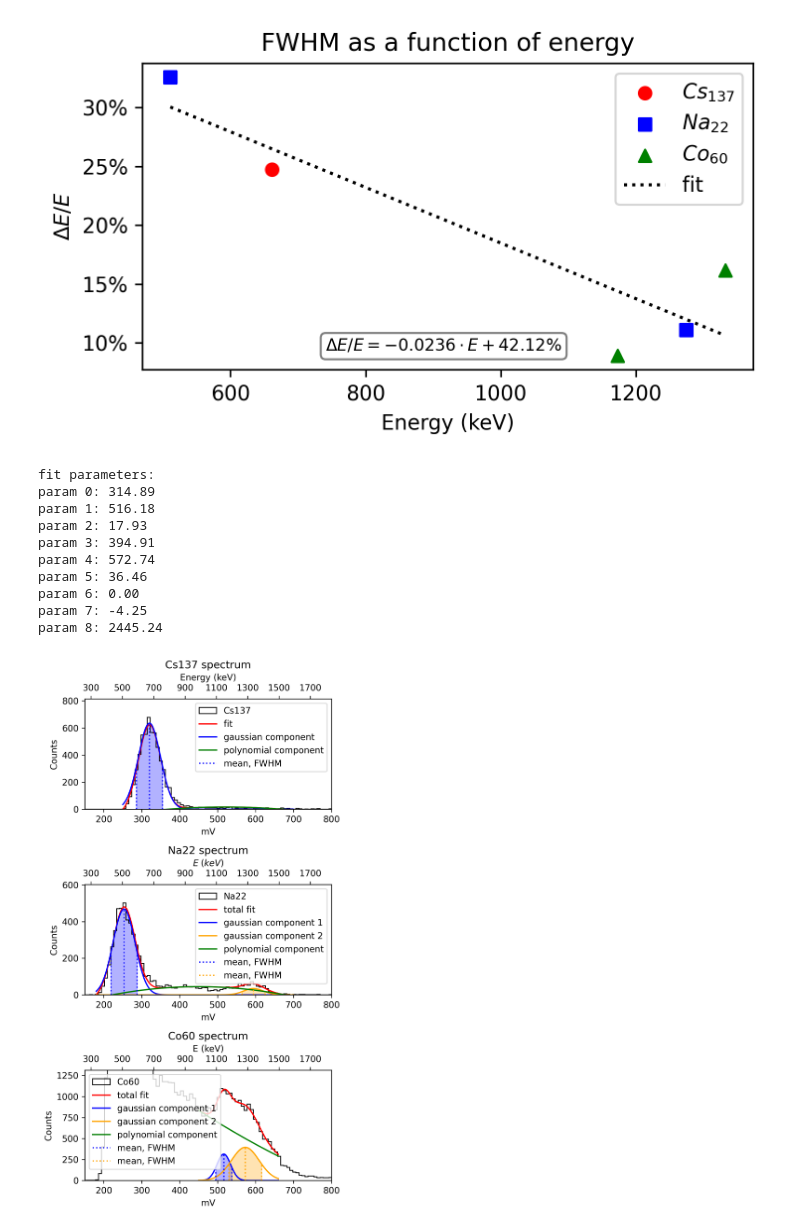
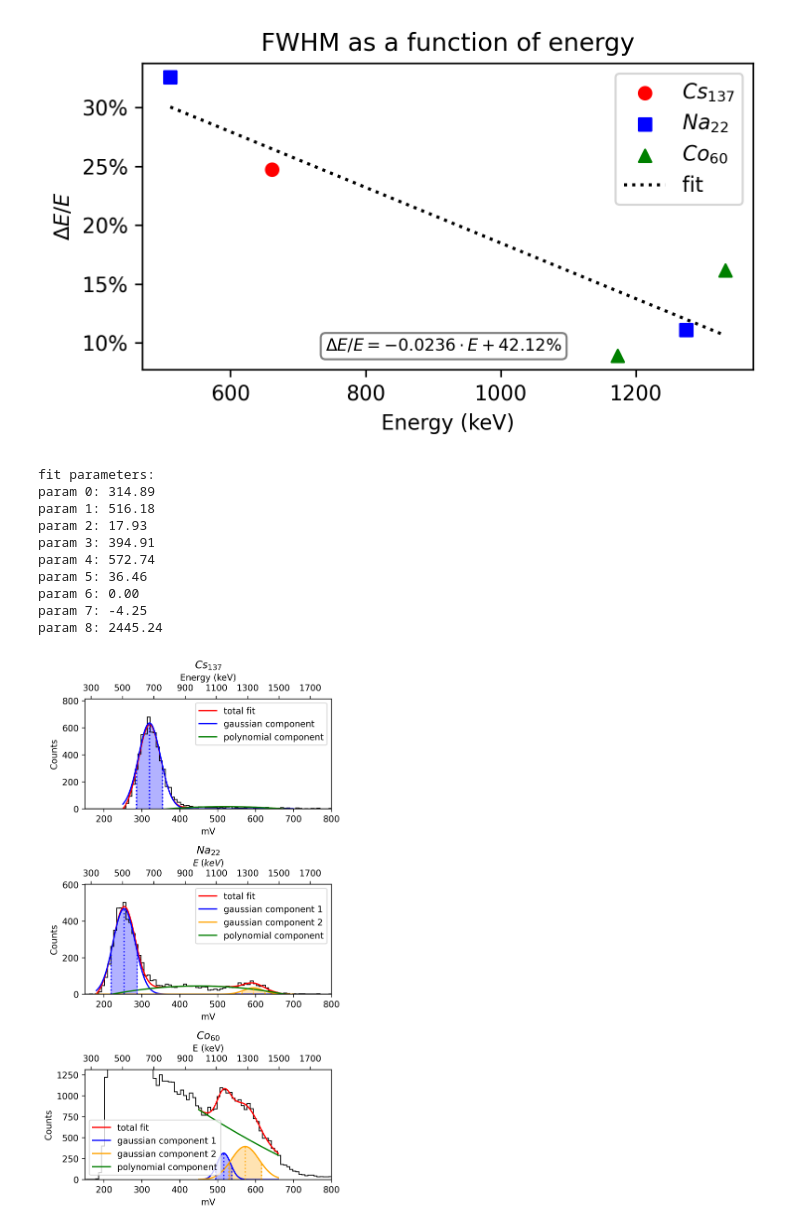
Before and after one commit to ficnawode/msc-python-analysis, a Jupyter notebook: analysis/pmt_spectroscopy_plots.ipynb, the cells around one changed output. Saved outputs shown, nothing was run; the diff lists cells and outputs as text; code cells hidden in the pictures.

Commit message:
Correct large spectrum fit plots

```diff
--- a/analysis/pmt_spectroscopy_plots.ipynb
+++ b/analysis/pmt_spectroscopy_plots.ipynb
@@ -347,7 +347,7 @@ plt.show()
 fig, axs = plt.subplots(3,1,figsize=(5,9))
 
 ax=axs[0]
-count, bins, _ = ax.hist(Cs137_df['mV'], range=(min,max), bins=hist_bins, color='black', label='Cs137', histtype='step')
+count, bins, _ = ax.hist(Cs137_df['mV'], range=(min,max), bins=hist_bins, color='black', histtype='step')
 bin_centers = 0.5*(bins[1:] + bins[:-1])
 
 def fit_func(x, A, mu, sigma, B, C, D):
@@ -360,7 +360,7 @@ initial_guess = [1e5, 350, 2, 1, 1,1]
 popt, pcov = curve_fit(fit_func, bin_centers_fit, counts_fit, p0=initial_guess)
 x_fit = np.linspace(fit_range[0], fit_range[1], 1000)
 y_fit = fit_func(x_fit, *popt)
-ax.plot(x_fit, y_fit, color='red', label='fit')
+ax.plot(x_fit, y_fit, color='red', label='total fit')
 y_gaussian = fit_func(x_fit, popt[0], popt[1], popt[2], 0, 0, 0)
 ax.plot(x_fit, y_gaussian, color='blue', label='gaussian component')
 y_polynomial = fit_func(x_fit, 0, 0, 0, popt[3], popt[4], popt[5])
@@ -370,7 +370,7 @@ ax.plot(x_fit, y_polynomial, color='green', label='polynomial component')
 
 fwhm = 2 * np.sqrt(2 * np.log(2)) * popt[2]
 peak_middle = popt[1]
-ax.vlines(peak_middle, 0, popt[0], color='blue', linestyle='dotted', label='mean, FWHM')
+ax.vlines(peak_middle, 0, popt[0], color='blue', linestyle='dotted')
 ax.vlines(peak_middle - fwhm/2, 0, popt[0]/2, color='blue', linestyle='dotted')
 ax.vlines(peak_middle + fwhm/2, 0, popt[0]/2, color='blue', linestyle='dotted')
 
@@ -379,7 +379,7 @@ Cs137_peak1_mean=popt[1]
 Cs137_peak1_fwhm=fwhm
 
 ax.legend()
-ax.set_title('Cs137 spectrum')
+ax.set_title(r'$Cs_{137}$')
 ax.set_ylim(0, 1.2*np.max(counts_fit))
 ax.set_xlim(min, max)
 ax.set_xlabel('mV')
@@ -396,7 +396,7 @@ ax2.set_xlabel('Energy (keV)')
 
 
 ax=axs[1]
-count, bins, _ = ax.hist(Na22_df['mV'], range=(min,max), bins=hist_bins, color='black', label='Na22', histtype='step')
+count, bins, _ = ax.hist(Na22_df['mV'], range=(min,max), bins=hist_bins, color='black', histtype='step')
 bin_centers = 0.5*(bins[1:] + bins[:-1])
 
 fit_range = (180, 700)
@@ -424,10 +424,10 @@ fwhm1 = 2 * np.sqrt(2 * np.log(2)) * popt[2]
 fwhm2 = 2 * np.sqrt(2 * np.log(2)) * popt[5]
 peak_middle1 = popt[1]
 peak_middle2 = popt[4]
-ax.vlines(peak_middle1, 0, popt[0], color='blue', linestyle='dotted', label='mean, FWHM')
+ax.vlines(peak_middle1, 0, popt[0], color='blue', linestyle='dotted')
 ax.vlines(peak_middle1 - fwhm1/2, 0, popt[0]/2, color='blue', linestyle='dotted')
 ax.vlines(peak_middle1 + fwhm1/2, 0, popt[0]/2, color='blue', linestyle='dotted')
-ax.vlines(peak_middle2, 0, popt[3], color='orange', linestyle='dotted', label='mean, FWHM')
+ax.vlines(peak_middle2, 0, popt[3], color='orange', linestyle='dotted')
 
 ax.vlines(peak_middle2 - fwhm2/2, 0, popt[3]/2, color='orange', linestyle='dotted')
 ax.vlines(peak_middle2 + fwhm2/2, 0, popt[3]/2, color='orange', linestyle='dotted')
@@ -440,7 +440,7 @@ Na22_peak2_mean=popt[4]
 Na22_peak2_fwhm=fwhm2
 
 ax.legend()
-ax.set_title('Na22 spectrum')
+ax.set_title(r'$Na_{22}$')
 ax.set_ylim(0, 1.2*np.max(counts_fit))
 ax.set_xlim(min, max)
 ax.set_xlabel('mV')
@@ -452,7 +452,7 @@ ax2.set_xticklabels(np.arange(300, 1800, 200))
 ax2.set_xlabel(r'$E \; (keV)$')
 
 ax = axs[2]
-count, bins, _ = ax.hist(Co60_df['mV'], range=(min,max), bins=hist_bins, color='black', label='Co60', histtype='step')
+count, bins, _ = ax.hist(Co60_df['mV'], range=(min,max), bins=hist_bins, color='black', histtype='step')
 bin_centers = 0.5*(bins[1:] + bins[:-1])
 
 fit_range = (450, 660)
@@ -483,10 +483,10 @@ fwhm1 = 2 * np.sqrt(2 * np.log(2)) * popt[2]
 fwhm2 = 2 * np.sqrt(2 * np.log(2)) * popt[5]
 peak_middle1 = popt[1]
 peak_middle2 = popt[4]
-ax.vlines(peak_middle1, 0, popt[0], color='blue', linestyle='dotted', label='mean, FWHM')
+ax.vlines(peak_middle1, 0, popt[0], color='blue', linestyle='dotted')
 ax.vlines(peak_middle1 - fwhm1/2, 0, popt[0]/2, color='blue', linestyle='dotted')
 ax.vlines(peak_middle1 + fwhm1/2, 0, popt[0]/2, color='blue', linestyle='dotted')
-ax.vlines(peak_middle2, 0, popt[3], color='orange', linestyle='dotted', label='mean, FWHM')
+ax.vlines(peak_middle2, 0, popt[3], color='orange', linestyle='dotted')
 ax.vlines(peak_middle2 - fwhm2/2, 0, popt[3]/2, color='orange', linestyle='dotted')
 ax.vlines(peak_middle2 + fwhm2/2, 0, popt[3]/2, color='orange', linestyle='dotted')
 ax.fill_between(x_fit, y_gaussian1, 0, where=(x_fit >= peak_middle1 - fwhm1/2) & (x_fit <= peak_middle1 + fwhm1/2), color='blue', alpha=0.3)
@@ -503,32 +503,32 @@ print('fit parameters:')
 for i, param in enumerate(popt):
     print(f'param {i}: {param:.2f}')
 
 ax.legend()
-ax.set_title('Co60 spectrum')
+ax.set_title(r'$Co_{60}$')
 ax.set_ylim(0, 1.2*np.max(counts_fit))
 ax.set_xlim(min, max)
 ax.set_xlabel('mV')
 ax.set_ylabel('Counts')
 
 ax2 = ax.twiny()
 ax2.set_xlim(mV_to_keV(min), mV_to_keV(max))
 ax2.set_xticks(np.arange(300, 1800, 200))
 ax2.set_xticklabels(np.arange(300, 1800, 200))
 ax2.set_xlabel('E (keV)')
 
 if SAVE_FIGS:
     plt.savefig('plots/pmt_spectroscopy/long_exposure/spectra.png', dpi=300)
 
 plt.show()
 # %% [output]
 fit parameters:
 param 0: 314.89
 param 1: 516.18
 param 2: 17.93
 param 3: 394.91
 param 4: 572.74
 param 5: 36.46
 param 6: 0.00
 param 7: -4.25
 param 8: 2445.24
-[figure, old version]
+[figure, new version]
```
Also changed, not shown: 3 other files.
